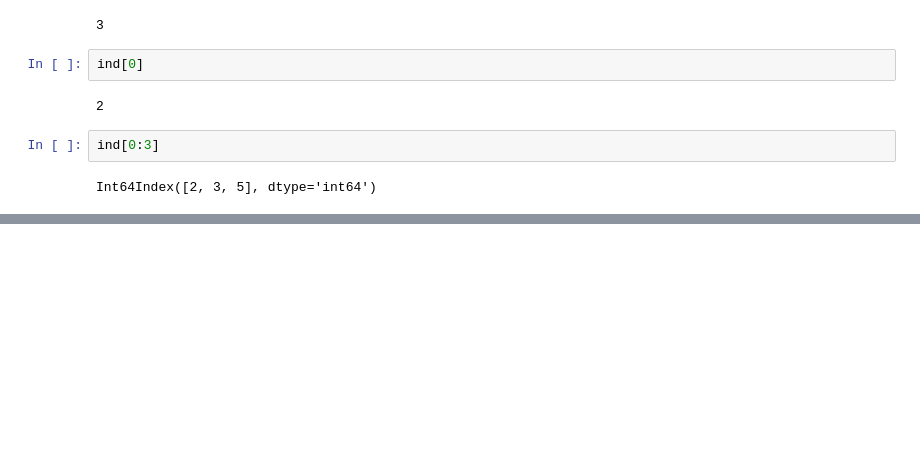
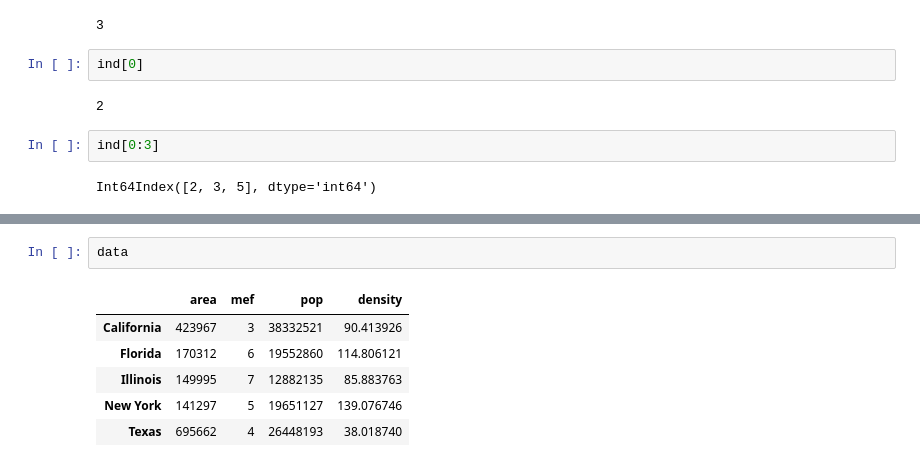
Before and after one commit to diorox/python-jupyter-notebooks, a Jupyter notebook: dshandbook/PandaPlayground.ipynb, the cells around one changed output, grey strips where cells are left out. Saved outputs shown, nothing was run; the diff lists cells and outputs as text; blank space fills up the shorter version.

```diff
--- a/dshandbook/PandaPlayground.ipynb
+++ b/dshandbook/PandaPlayground.ipynb
@@ -140,0 +250,9 @@ Int64Index([2, 3, 5], dtype='int64')
+# %%
+data
+# %% [output]
+|  | area | mef | pop | density |
+| California | 423967 | 3 | 38332521 | 90.413926 |
+| Florida | 170312 | 6 | 19552860 | 114.806121 |
+| Illinois | 149995 | 7 | 12882135 | 85.883763 |
+| New York | 141297 | 5 | 19651127 | 139.076746 |
+| Texas | 695662 | 4 | 26448193 | 38.018740 |
```
Also changed, not shown: parts of 36 cells of this notebook.
